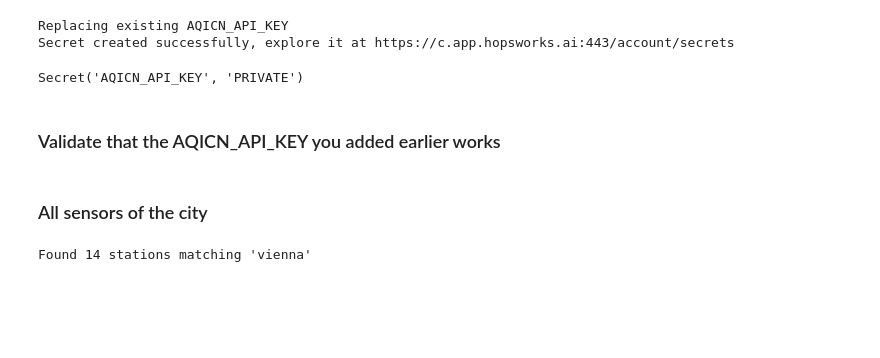
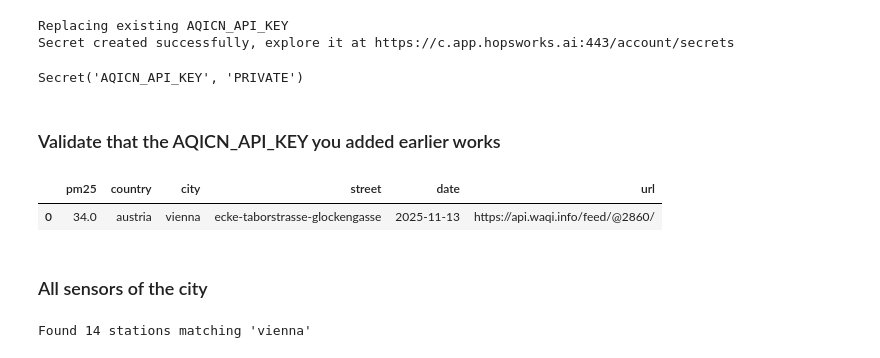
Before and after one commit to lpareja99/mlfs-book, a Jupyter notebook: notebooks/airquality/1_scale_air_quality_feature_backfill_all_stations.ipynb, the cells around one changed output. Saved outputs shown, nothing was run; the diff lists cells and outputs as text; code cells hidden in the pictures; blank space fills up the shorter version.

```diff
--- a/notebooks/airquality/1_scale_air_quality_feature_backfill_all_stations.ipynb
+++ b/notebooks/airquality/1_scale_air_quality_feature_backfill_all_stations.ipynb
@@ -102,12 +103,16 @@ Secret('AQICN_API_KEY', 'PRIVATE')
 # %% [markdown]
 ### Validate that the AQICN_API_KEY you added earlier works
 # %%
+today = datetime.date.today()
 try:
     aq_today_df = util.get_pm25(aqicn_url, country, city, street, today, AQICN_API_KEY)
 except hopsworks.RestAPIError:
     print("It looks like the AQICN_API_KEY doesn't work for your sensor. Is the API key correct? Is the sensor URL correct?")
 
 aq_today_df.head()
+# %% [output]
+|  | pm25 | country | city | street | date | url |
+| 0 | 34.0 | austria | vienna | ecke-taborstrasse-glockengasse | 2025-11-13 | https://api.waqi.info/feed/@2860/ |
 # %% [markdown]
 ### All sensors of the city
 # %%
```
Also changed, not shown: parts of 13 cells of this notebook, 1 other file.
